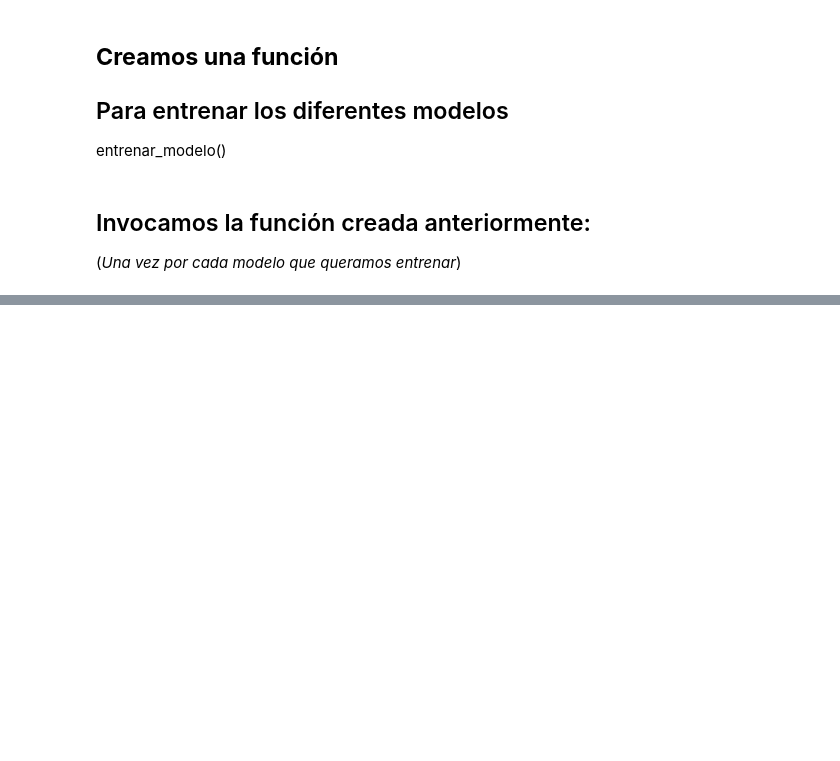
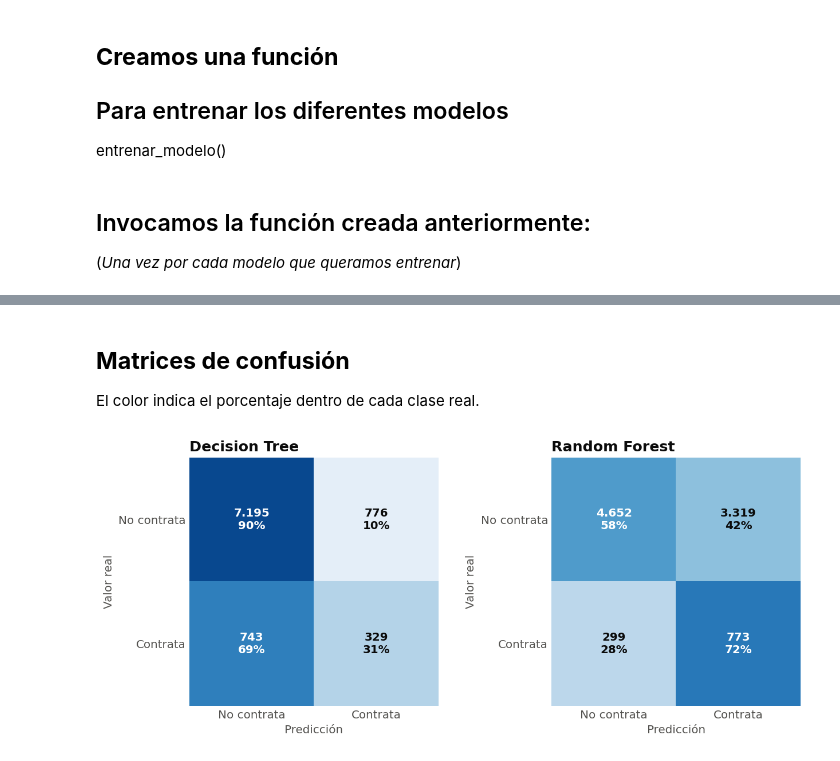
Before and after one commit to juan1639/Portfolio_data_science, a Jupyter notebook: bank_marketing_pipe.ipynb, the cells around one changed output, grey strips where cells are left out. Saved outputs shown, nothing was run; the diff lists cells and outputs as text; code cells hidden in the pictures; blank space fills up the shorter version.

```diff
--- a/bank_marketing_pipe.ipynb
+++ b/bank_marketing_pipe.ipynb
@@ -282,0 +327,21 @@ En este modelo la matriz de confusión muestra que logró captar a 856 dejando "
+# %% [markdown]
+## **Matrices de confusión**
+El color indica el porcentaje dentro de cada clase real.
+# %%
+fig, axes = plt.subplots(1, 2, figsize=(10, 4.3))
+etiquetas = ["No contrata", "Contrata"]
+for ax, (nombre, modelo) in zip(axes, [("Decision Tree", dt_model), ("Random Forest", rf_model)]):
+    cm = confusion_matrix(y_test, modelo.predict(X_test), labels=["no", "yes"])
+    pct = cm / cm.sum(axis=1, keepdims=True)
+    ax.imshow(pct, cmap="Blues", vmin=0, vmax=1)
+    for i in range(2):
+        for j in range(2):
+            ax.text(j, i, f"{cm[i, j]:,}".replace(",", ".") + f"\n{pct[i, j]:.0%}", ha="center", va="center",
+                    color="white" if pct[i, j] > .55 else TINTA, weight="bold")
+    ax.set_xticks([0, 1], etiquetas); ax.set_yticks([0, 1], etiquetas)
+    ax.set(xlabel="Predicción", ylabel="Valor real"); ax.set_title(nombre)
+    ax.tick_params(length=0)
+    for s in ax.spines.values(): s.set_visible(False)
+plt.tight_layout(); plt.show()
+# %% [output]
+[figure, added]
```
Also changed, not shown: parts of 17 cells of this notebook, 14 other files.
